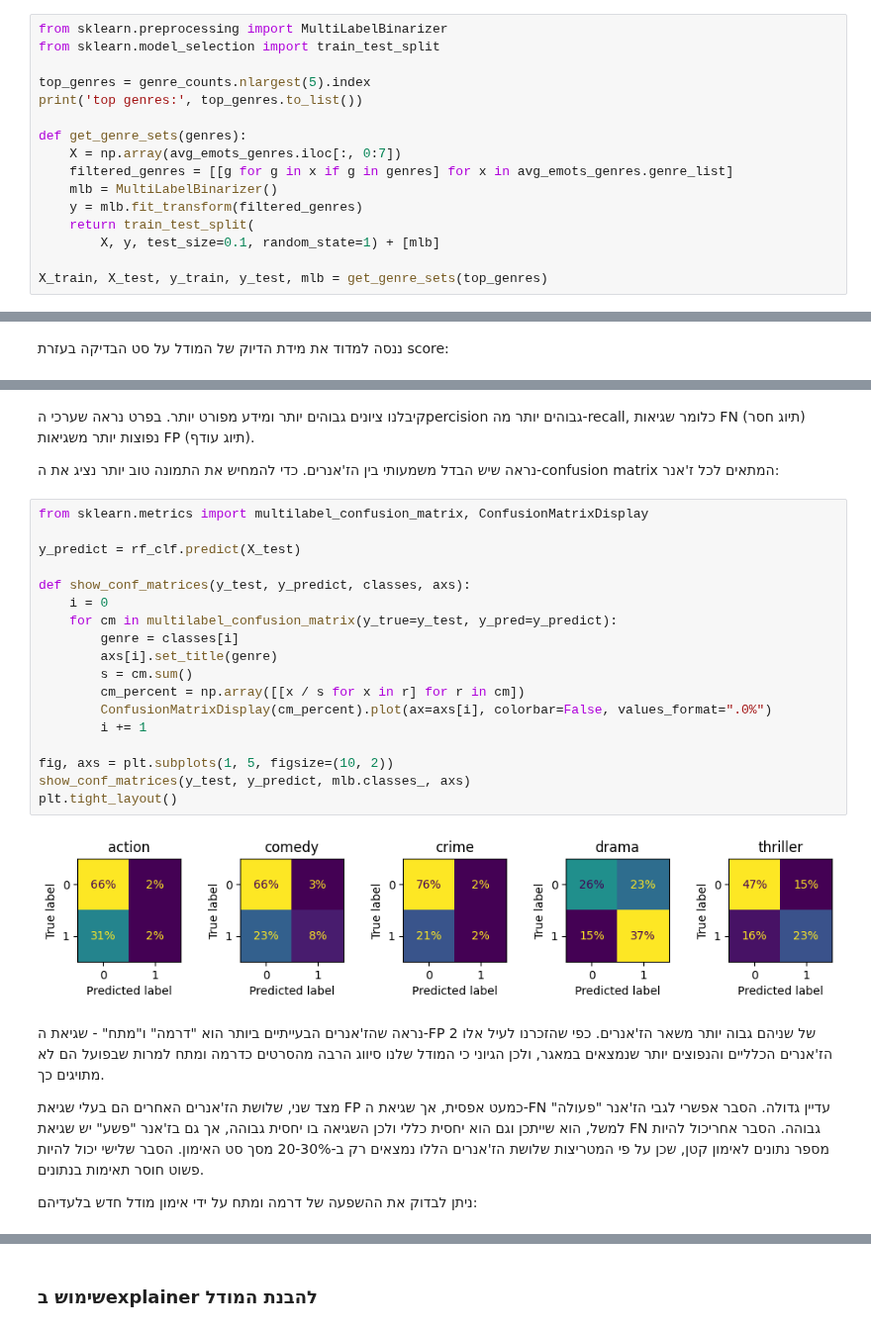
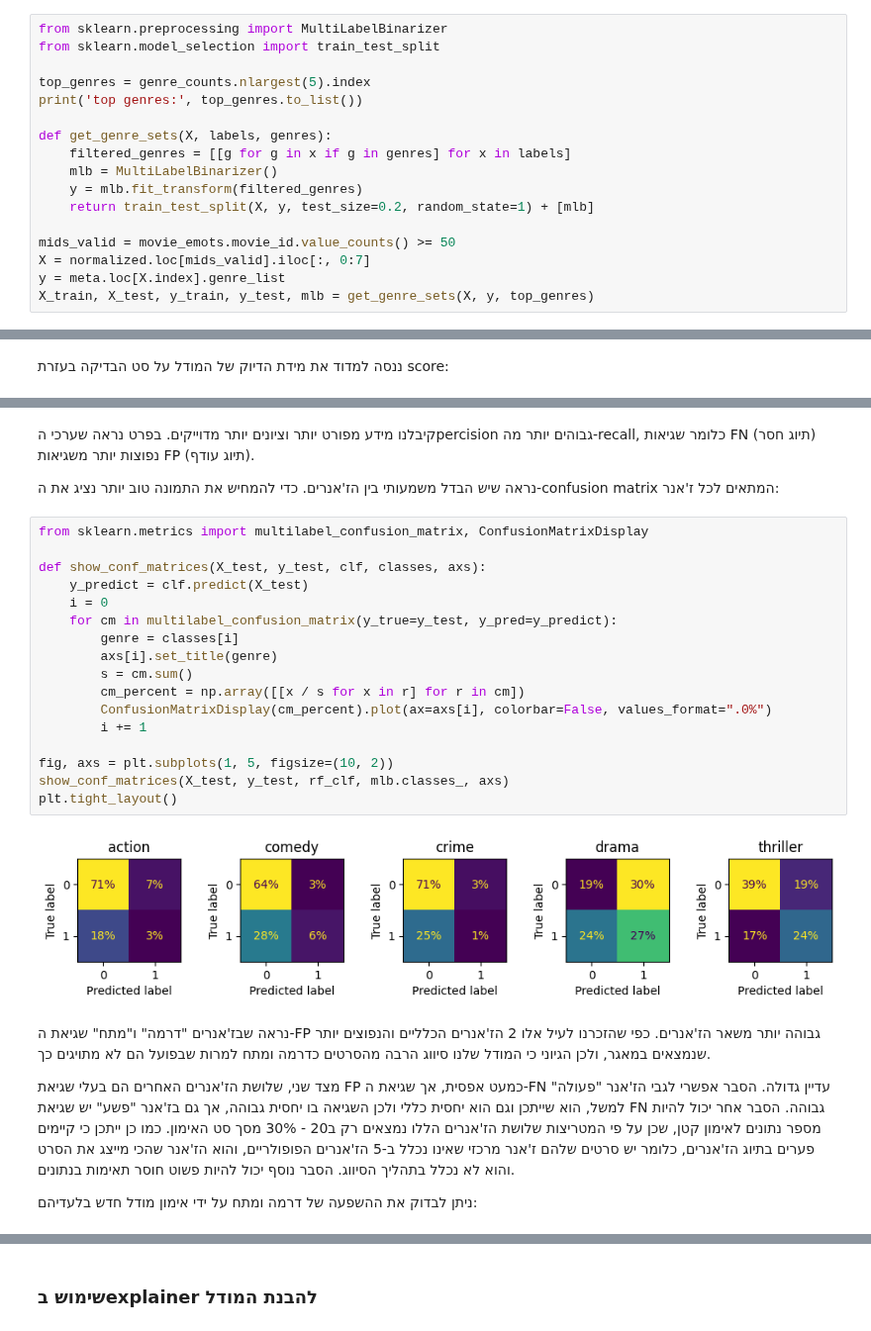
Before and after one commit to eitamyo/ou-workshop-project, a Jupyter notebook: sentimental-movie-classification.ipynb, the cells around one changed output, grey strips where cells are left out. Shown at 99% size. Cells and saved outputs as stored; diff of their text form.

```diff
--- a/sentimental-movie-classification.ipynb
+++ b/sentimental-movie-classification.ipynb
@@ -560,15 +581,16 @@ from sklearn.model_selection import train_test_split
 top_genres = genre_counts.nlargest(5).index
 print('top genres:', top_genres.to_list())
 
-def get_genre_sets(genres):
-    X = np.array(avg_emots_genres.iloc[:, 0:7])
-    filtered_genres = [[g for g in x if g in genres] for x in avg_emots_genres.genre_list]
+def get_genre_sets(X, labels, genres):
+    filtered_genres = [[g for g in x if g in genres] for x in labels]
     mlb = MultiLabelBinarizer()
     y = mlb.fit_transform(filtered_genres)
-    return train_test_split(
-        X, y, test_size=0.1, random_state=1) + [mlb]
+    return train_test_split(X, y, test_size=0.2, random_state=1) + [mlb]
 
-X_train, X_test, y_train, y_test, mlb = get_genre_sets(top_genres)
+mids_valid = movie_emots.movie_id.value_counts() >= 50
+X = normalized.loc[mids_valid].iloc[:, 0:7]
+y = meta.loc[X.index].genre_list
+X_train, X_test, y_train, y_test, mlb = get_genre_sets(X, y, top_genres)
 # %% [output]
 top genres: ['drama', 'thriller', 'comedy', 'action', 'crime']
 # %% [markdown]
@@ -633,31 +655,30 @@ weighted avg       0.60      0.40      0.43       109
 # %% [markdown]
-קיבלנו ציונים גבוהים יותר ומידע מפורט יותר. בפרט נראה שערכי הpercision גבוהים יותר מה-recall, כלומר שגיאות FN (תיוג חסר) נפוצות יותר משגיאות FP (תיוג עודף).
+קיבלנו מידע מפורט יותר וציונים יותר מדוייקים. בפרט נראה שערכי הpercision גבוהים יותר מה-recall, כלומר שגיאות FN (תיוג חסר) נפוצות יותר משגיאות FP (תיוג עודף).
 
 נראה שיש הבדל משמעותי בין הז'אנרים. כדי להמחיש את התמונה טוב יותר נציג את ה-confusion matrix המתאים לכל ז'אנר:
 # %%
 from sklearn.metrics import multilabel_confusion_matrix, ConfusionMatrixDisplay
 
-y_predict = rf_clf.predict(X_test)
-
-def show_conf_matrices(y_test, y_predict, classes, axs):
+def show_conf_matrices(X_test, y_test, clf, classes, axs):
+    y_predict = clf.predict(X_test)
     i = 0
     for cm in multilabel_confusion_matrix(y_true=y_test, y_pred=y_predict):
         genre = classes[i]
         axs[i].set_title(genre)
         s = cm.sum()
         cm_percent = np.array([[x / s for x in r] for r in cm])
         ConfusionMatrixDisplay(cm_percent).plot(ax=axs[i], colorbar=False, values_format=".0%")
         i += 1
 
 fig, axs = plt.subplots(1, 5, figsize=(10, 2))
-show_conf_matrices(y_test, y_predict, mlb.classes_, axs)
+show_conf_matrices(X_test, y_test, rf_clf, mlb.classes_, axs)
 plt.tight_layout()
 # %% [output]
-[figure, old version]
+[figure, new version]
 # %% [markdown]
-נראה שהז'אנרים הבעייתיים ביותר הוא "דרמה" ו"מתח" - שגיאת ה-FP של שניהם גבוה יותר משאר הז'אנרים. כפי שהזכרנו לעיל אלו 2 הז'אנרים הכלליים והנפוצים יותר שנמצאים במאגר, ולכן הגיוני כי המודל שלנו סיווג הרבה מהסרטים כדרמה ומתח למרות שבפועל הם לא מתויגים כך.
+נראה שבז'אנרים "דרמה" ו"מתח" שגיאת ה-FP גבוהה יותר משאר הז'אנרים. כפי שהזכרנו לעיל אלו 2 הז'אנרים הכלליים והנפוצים יותר שנמצאים במאגר, ולכן הגיוני כי המודל שלנו סיווג הרבה מהסרטים כדרמה ומתח למרות שבפועל הם לא מתויגים כך.
 
-מצד שני, שלושת הז'אנרים האחרים הם בעלי שגיאת FP כמעט אפסית, אך שגיאת ה-FN עדיין גדולה. הסבר אפשרי לגבי הז'אנר "פעולה" למשל, הוא שייתכן וגם הוא יחסית כללי ולכן השגיאה בו יחסית גבוהה, אך גם בז'אנר "פשע" יש שגיאת FN גבוהה. הסבר אחריכול להיות מספר נתונים לאימון קטן, שכן על פי המטריצות שלושת הז'אנרים הללו נמצאים רק  ב-20-30% מסך סט האימון. הסבר שלישי יכול להיות פשוט חוסר תאימות בנתונים.
+מצד שני, שלושת הז'אנרים האחרים הם בעלי שגיאת FP כמעט אפסית, אך שגיאת ה-FN עדיין גדולה. הסבר אפשרי לגבי הז'אנר "פעולה" למשל, הוא שייתכן וגם הוא יחסית כללי ולכן השגיאה בו יחסית גבוהה, אך גם בז'אנר "פשע" יש שגיאת FN גבוהה. הסבר אחר יכול להיות מספר נתונים לאימון קטן, שכן על פי המטריצות שלושת הז'אנרים הללו נמצאים רק  ב20 - 30% מסך סט האימון. כמו כן ייתכן כי קיימים פערים בתיוג הז'אנרים, כלומר יש סרטים שלהם ז'אנר מרכזי שאינו נכלל ב-5 הז'אנרים הפופולריים, והוא הז'אנר שהכי מייצג את הסרט והוא לא נכלל בתהליך הסיווג. הסבר נוסף יכול להיות פשוט חוסר תאימות בנתונים.
 
 ניתן לבדוק את ההשפעה של דרמה ומתח על ידי אימון מודל חדש בלעדיהם:
 # %%
```
Also changed, not shown: parts of 22 cells of this notebook.
